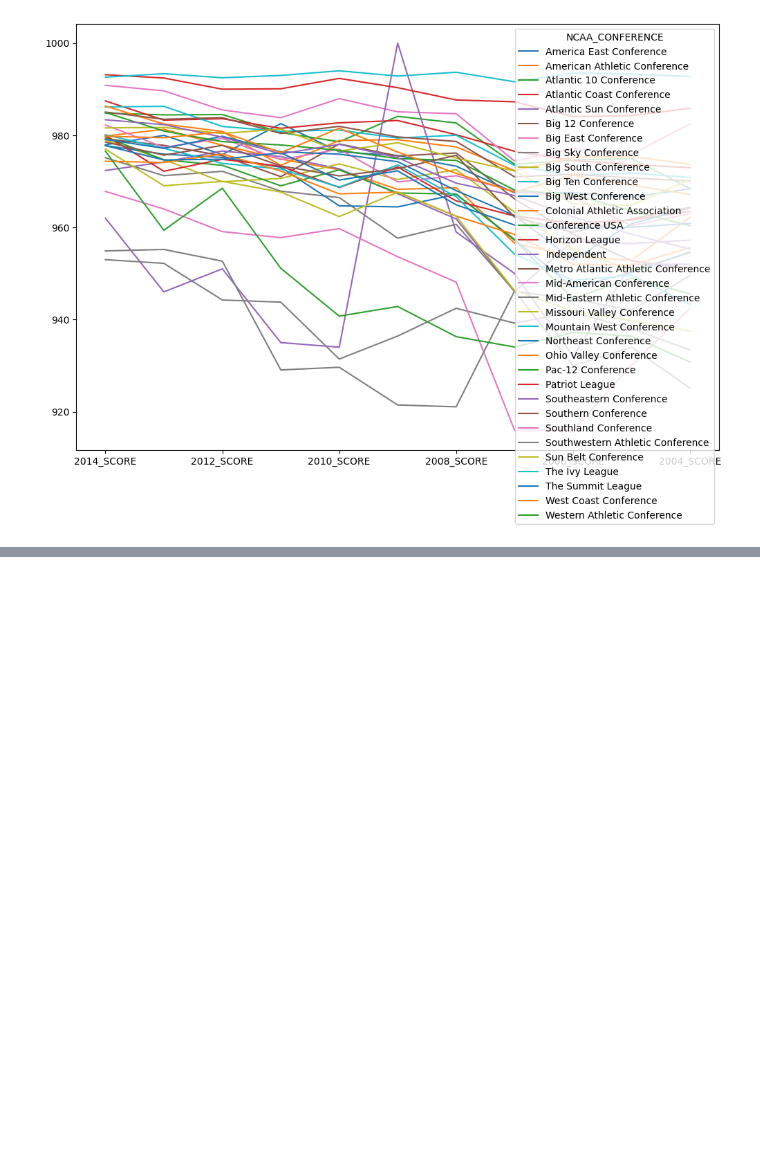
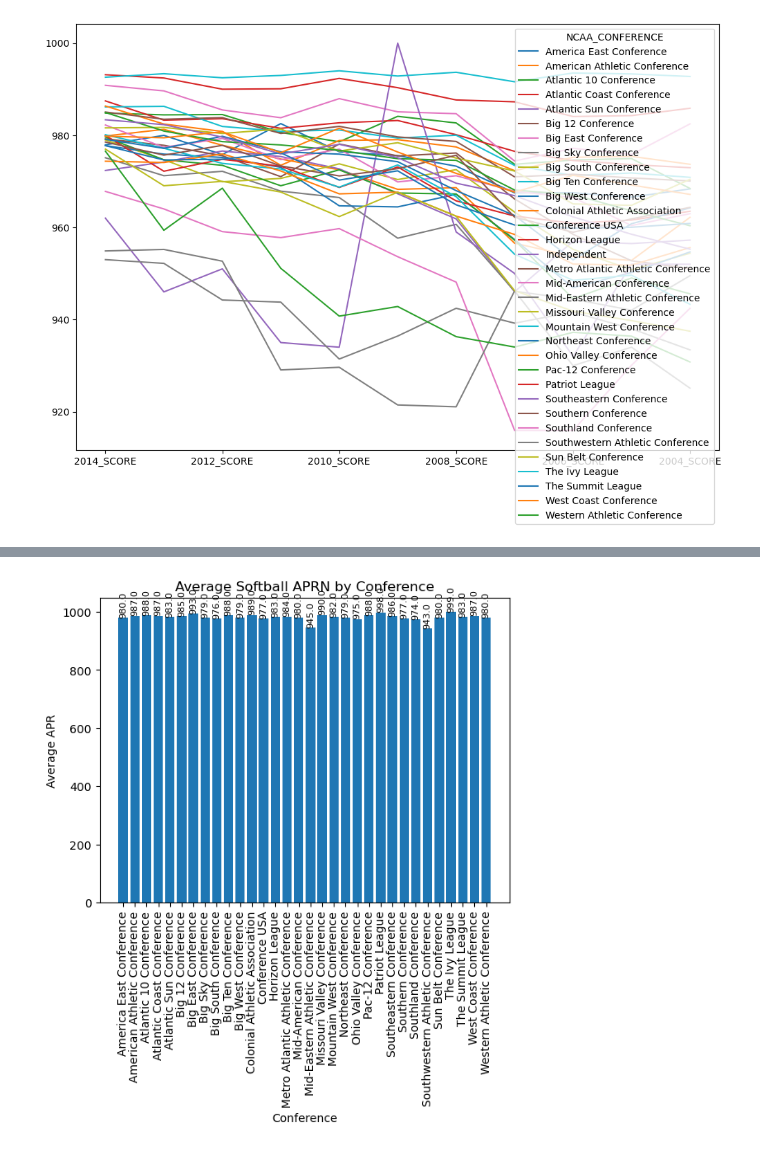
Before and after one commit to msmixj/Data-Analytics-Capstone, a Jupyter notebook: Data_Capstone_Project.ipynb, the cells around one changed output, grey strips where cells are left out. Drawn from its saved outputs; the diff is of its cells as text; code cells hidden in the pictures; blank space fills up the shorter version.

```diff
--- a/Data_Capstone_Project.ipynb
+++ b/Data_Capstone_Project.ipynb
@@ -207,0 +225,3 @@ data.groupby('NCAA_CONFERENCE')[['2014_SCORE','2013_SCORE','2012_SCORE','2011_SC
+# %%
+#Filtering data to just show Women's softball
+filtered_sb_data = data[data['SPORT_NAME'] == "Women's Softball"]
@@ -207,0 +281,4 @@ data.groupby('NCAA_CONFERENCE')[['2014_SCORE','2013_SCORE','2012_SCORE','2011_SC
+# %%
+conf_average = filtered_sb_data.groupby('NCAA_CONFERENCE')['FOURYEAR_SCORE'].mean()
+rd_confaverage = round(conf_average)
+print (rd_confaverage)
@@ -207,0 +303,23 @@ data.groupby('NCAA_CONFERENCE')[['2014_SCORE','2013_SCORE','2012_SCORE','2011_SC
+# %%
+#Exploratory data plots
+#plt.bar(average.index, average.values)
+#plt.xlabel('Conference')
+#plt.ylabel('Average APR')
+#plt.title('Average Softball APR by Conference')
+#plt.xticks(rotation=90)
+
+#Create the bar plot
+fig, ax = plt.subplots()
+bars = ax.bar(rd_confaverage.index, rd_confaverage.values)
+plt.xlabel('Conference')
+plt.ylabel('Average APR')
+plt.title('Average Softball APRN by Conference')
+plt.xticks(rotation=90)
+
+#Add data values on top of the bars
+for bar in bars:
+    height = bar.get_height()
+    ax.text(bar.get_x() + bar.get_width() / 2, height, height, ha='center', va='bottom', rotation=90, fontsize=8)
+plt.show()
+# %% [output]
+[figure, added]
```
Also changed, not shown: parts of 11 cells of this notebook.
